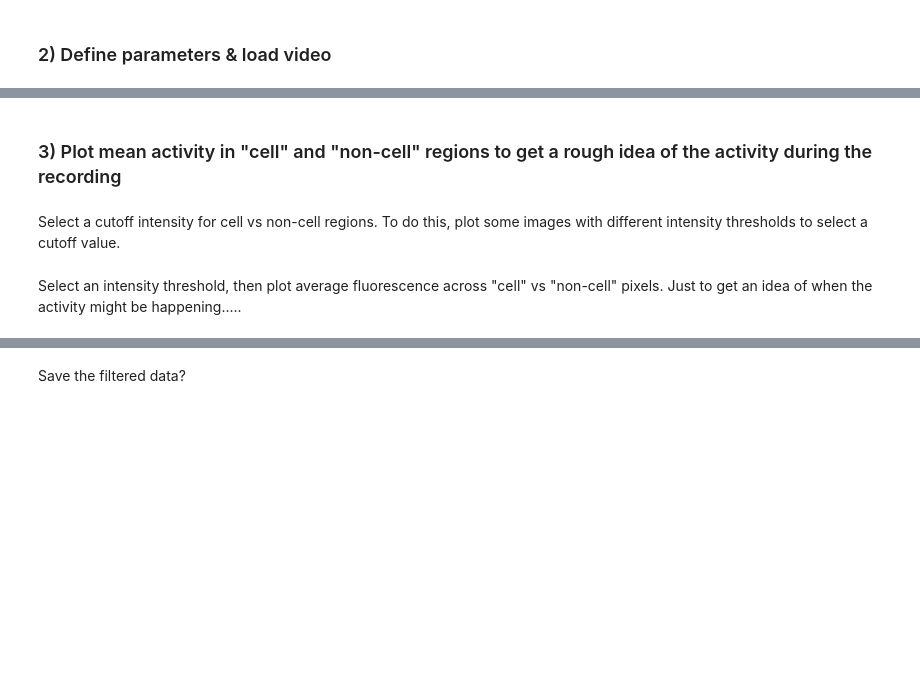
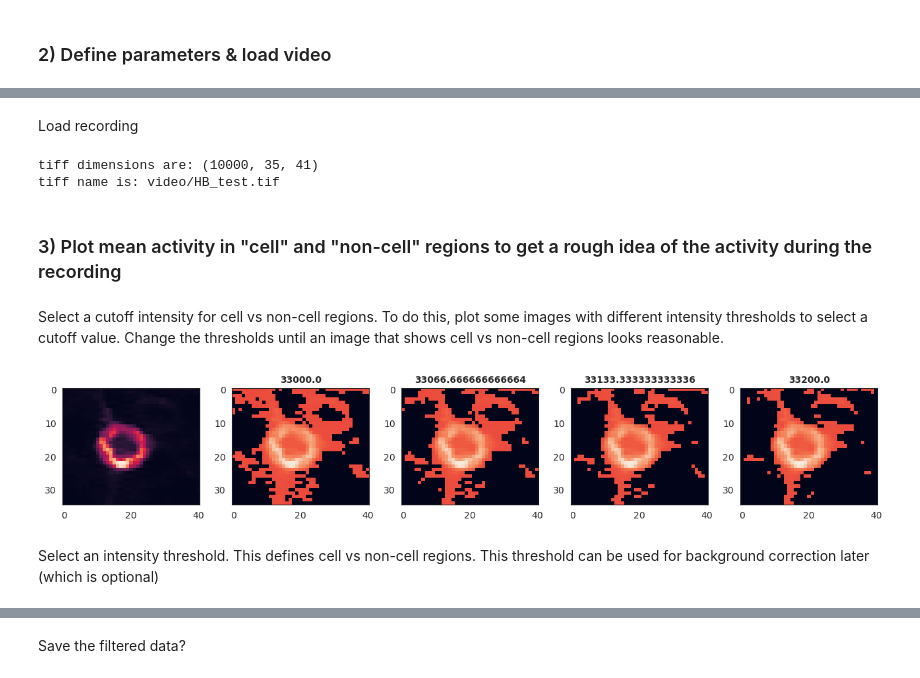
Before and after one commit to asbrys/voltage, a Jupyter notebook: getActivity.ipynb, the cells around one changed output, grey strips where cells are left out. Cells and saved outputs as stored; diff of their text form; code cells hidden in the pictures; blank space fills up the shorter version.

```diff
--- a/getActivity.ipynb
+++ b/getActivity.ipynb
@@ -23,0 +26,3 @@ Set parameters of recording and analysis: eg, FPS of recording, duration of roll
+# %%
+BG_IMAGE = "AVG_HB_test.png"
+TIF_REC = "HB_test.tif"
@@ -24,28 +31,36 @@ Set parameters of recording and analysis: eg, FPS of recording, duration of roll
 # %%
 Info = {'name': 'test',
         'fps': 100,                                                     # fps of recording
-        'bgr': os.path.basename(glob.glob('background/test.png')[0]),      # Collect background image
-        'std': 3,                                                     # Cutoff z-score
+        'bgr': BG_IMAGE,      # Collect background image
+        'std': 3,                                                       # Cutoff z-score
         'perc': 90,                                                     # Percentile cutoff for activity episodes
-        'filt': (2, 2, 2),                                                # Gaussian filter std (time, y, x)
+        'filt': (2, 2, 2),                                              # Gaussian filter std (time, y, x)
         'sec': 3,                                                       # duration for rolling mean/std in seconds. ~3 seconds reasonable...
         'hyp': False,                                                   # Hyperpolarisation analysis (ignore this for now)
         'gpu': True,                                                    # Use gpu? WAY faster....
         'par': False}                                                   # Use parallel processing? (GPU better)
 
 pkl.dump(Info, open('figures/analysisInfo.pkl','wb'))
+# %% [markdown]
+Load recording
 # %%
-FILE = glob.glob('video/test.tif')[0]
+FILE = os.path.join('video', TIF_REC)
 fullTiff = dF.loadTiff(FILE).astype(np.float32)
 Info['meanImage'] = np.mean(fullTiff, axis = 0)
-print('tiff shape: {}  \nname: {}'.format(fullTiff.shape, FILE))
+print('tiff dimensions are: {}  \ntiff name is: {}'.format(fullTiff.shape, FILE))
+# %% [output]
+tiff dimensions are: (10000, 35, 41)
+tiff name is: video/HB_test.tif
 # %% [markdown]
 ### 3) Plot mean activity in "cell" and "non-cell" regions to get a rough idea of the activity during the recording
 # %% [markdown]
-Select a cutoff intensity for cell vs non-cell regions. To do this, plot some images with different intensity thresholds to select a cutoff value.
+Select a cutoff intensity for cell vs non-cell regions. To do this, plot some images with different intensity thresholds to select a cutoff value. Change the thresholds until an image that shows cell vs non-cell regions looks reasonable.
 # %%
-MIN, MAX = 32900, 32990                         ## <- select range of intensity threshold to check
+MIN, MAX = 33000, 33200                         # <- select upper/lower range of intensity threshold to check here
+
 pF.medCutoff(Info['meanImage'], Info['bgr'], np.linspace(MIN, MAX, 4),\
              save={'fname':'figures/cutoffs.png','dpi':300})
+# %% [output]
+[figure, added]
 # %% [markdown]
-Select an intensity threshold, then plot average fluorescence across "cell" vs "non-cell" pixels. Just to get an idea of when the activity might be happening.....
+Select an intensity threshold. This defines cell vs non-cell regions. This threshold can be used for background correction later (which is optional)
```
Also changed, not shown: parts of 14 cells of this notebook, 5 other files.
